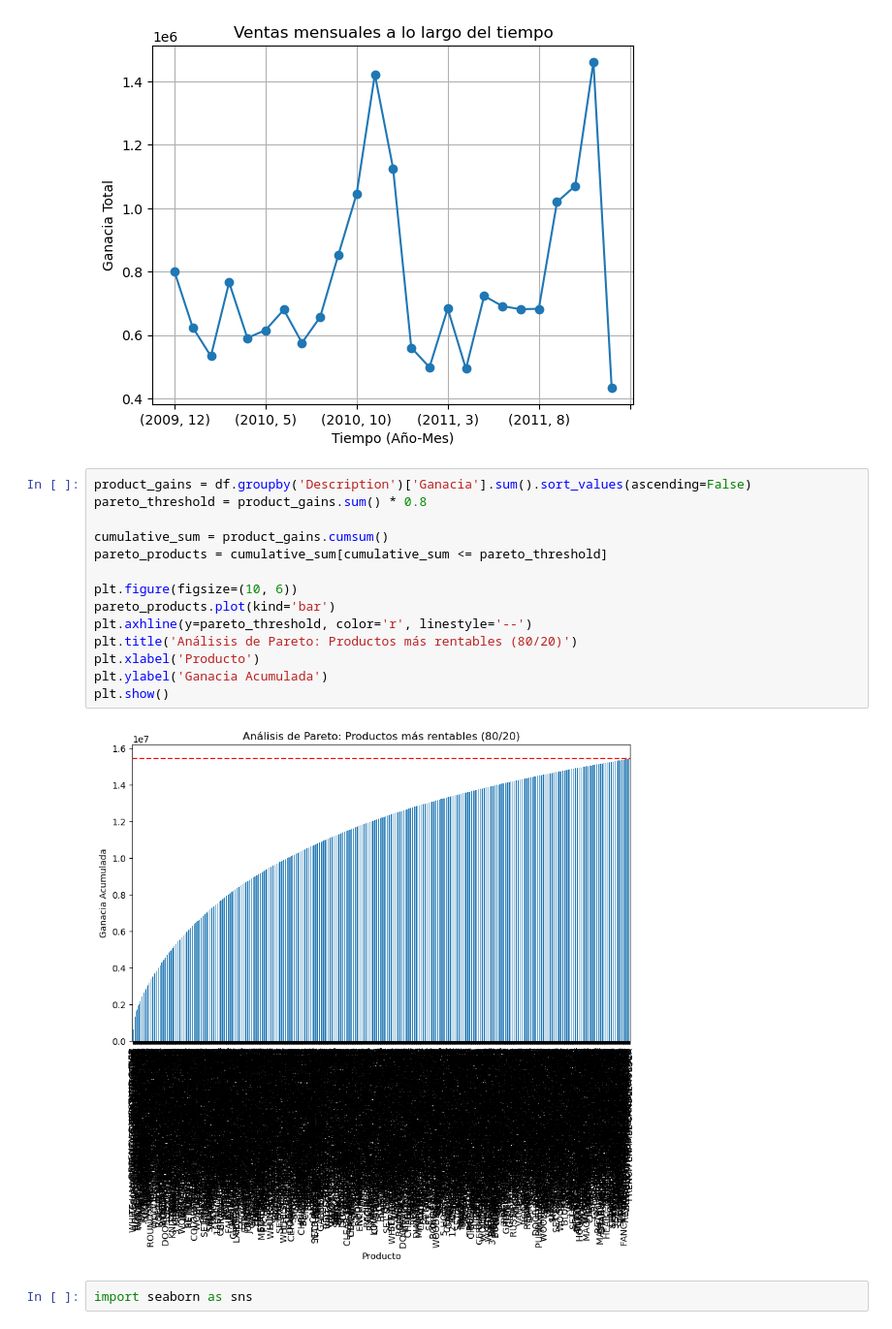
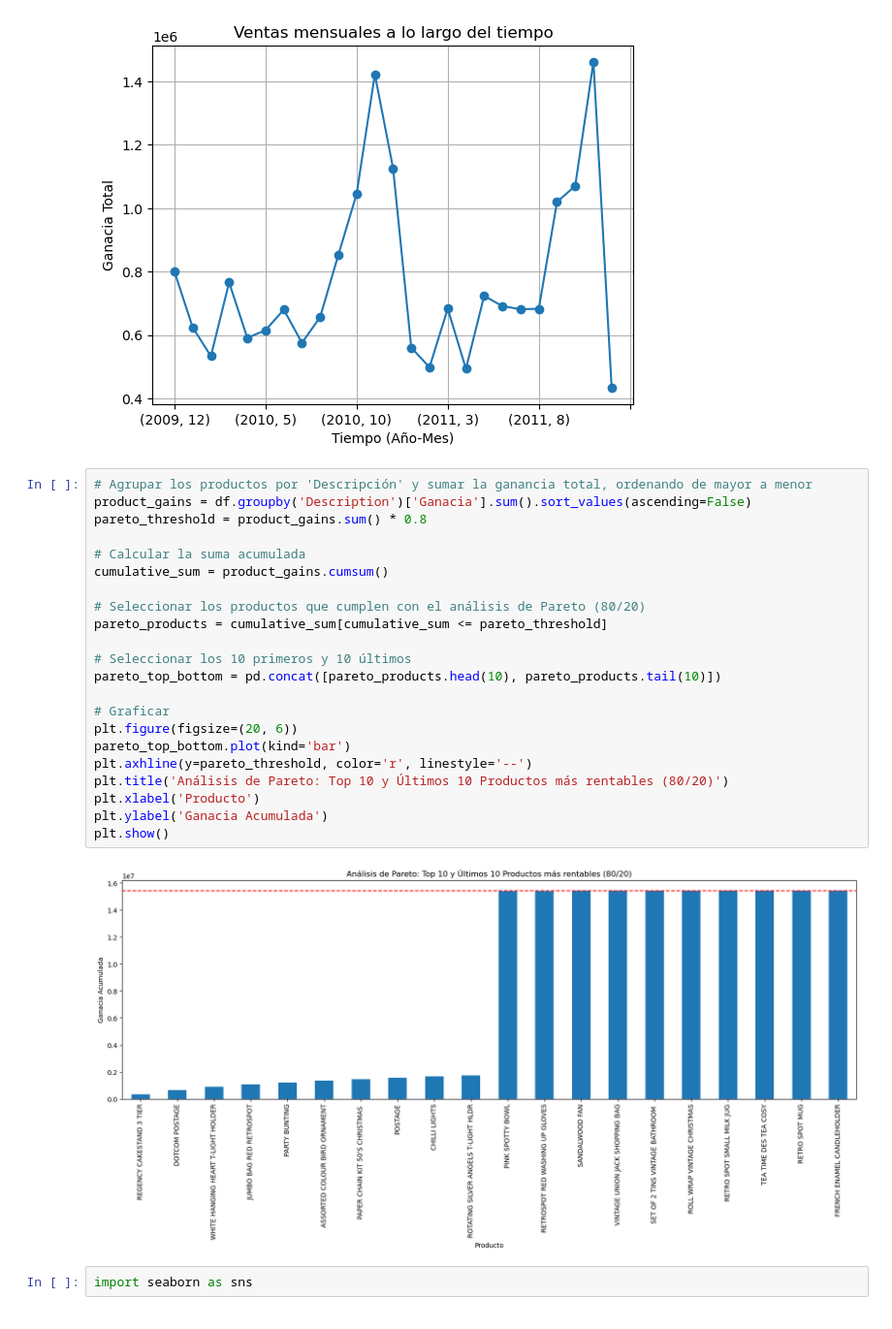
Before and after one commit to No-Country-simulation/s17-17-ft-data-bi, a Jupyter notebook: src/notebooks/eda.ipynb, the cells around one changed output. Shown at 97% size. Drawn from its saved outputs; the diff is of its cells as text.

```diff
--- a/src/notebooks/eda.ipynb
+++ b/src/notebooks/eda.ipynb
@@ -871,21 +875,29 @@ plt.show()
 # %% [output]
 [figure]
 # %%
+# Agrupar los productos por 'Descripción' y sumar la ganancia total, ordenando de mayor a menor
 product_gains = df.groupby('Description')['Ganacia'].sum().sort_values(ascending=False)
 pareto_threshold = product_gains.sum() * 0.8
 
+# Calcular la suma acumulada
 cumulative_sum = product_gains.cumsum()
+
+# Seleccionar los productos que cumplen con el análisis de Pareto (80/20)
 pareto_products = cumulative_sum[cumulative_sum <= pareto_threshold]
 
-plt.figure(figsize=(10, 6))
-pareto_products.plot(kind='bar')
+# Seleccionar los 10 primeros y 10 últimos
+pareto_top_bottom = pd.concat([pareto_products.head(10), pareto_products.tail(10)])
+
+# Graficar
+plt.figure(figsize=(20, 6))
+pareto_top_bottom.plot(kind='bar')
 plt.axhline(y=pareto_threshold, color='r', linestyle='--')
-plt.title('Análisis de Pareto: Productos más rentables (80/20)')
+plt.title('Análisis de Pareto: Top 10 y Últimos 10 Productos más rentables (80/20)')
 plt.xlabel('Producto')
 plt.ylabel('Ganacia Acumulada')
 plt.show()
 # %% [output]
-[figure, old version]
+[figure, new version]
 # %%
 import seaborn as sns
 # %%
```
Also changed, not shown: parts of 11 cells of this notebook.
